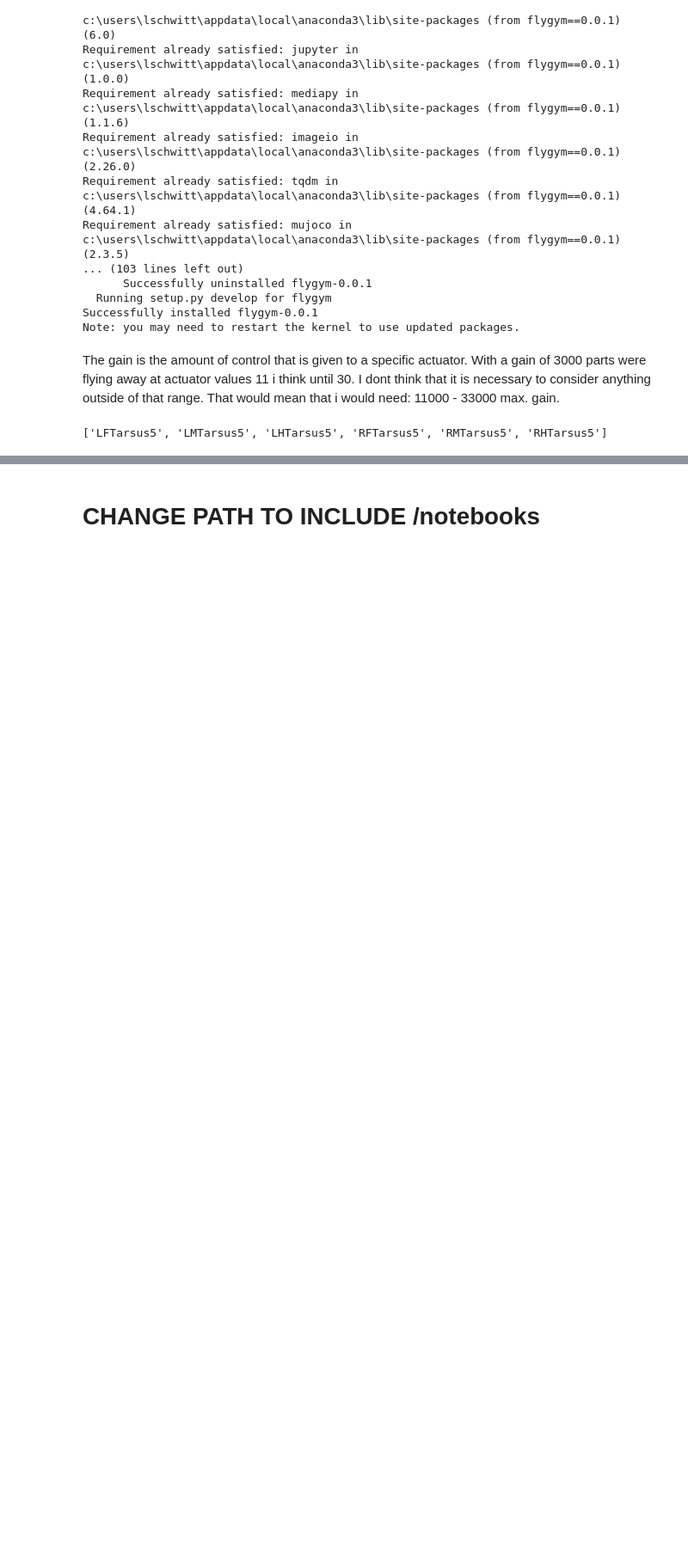
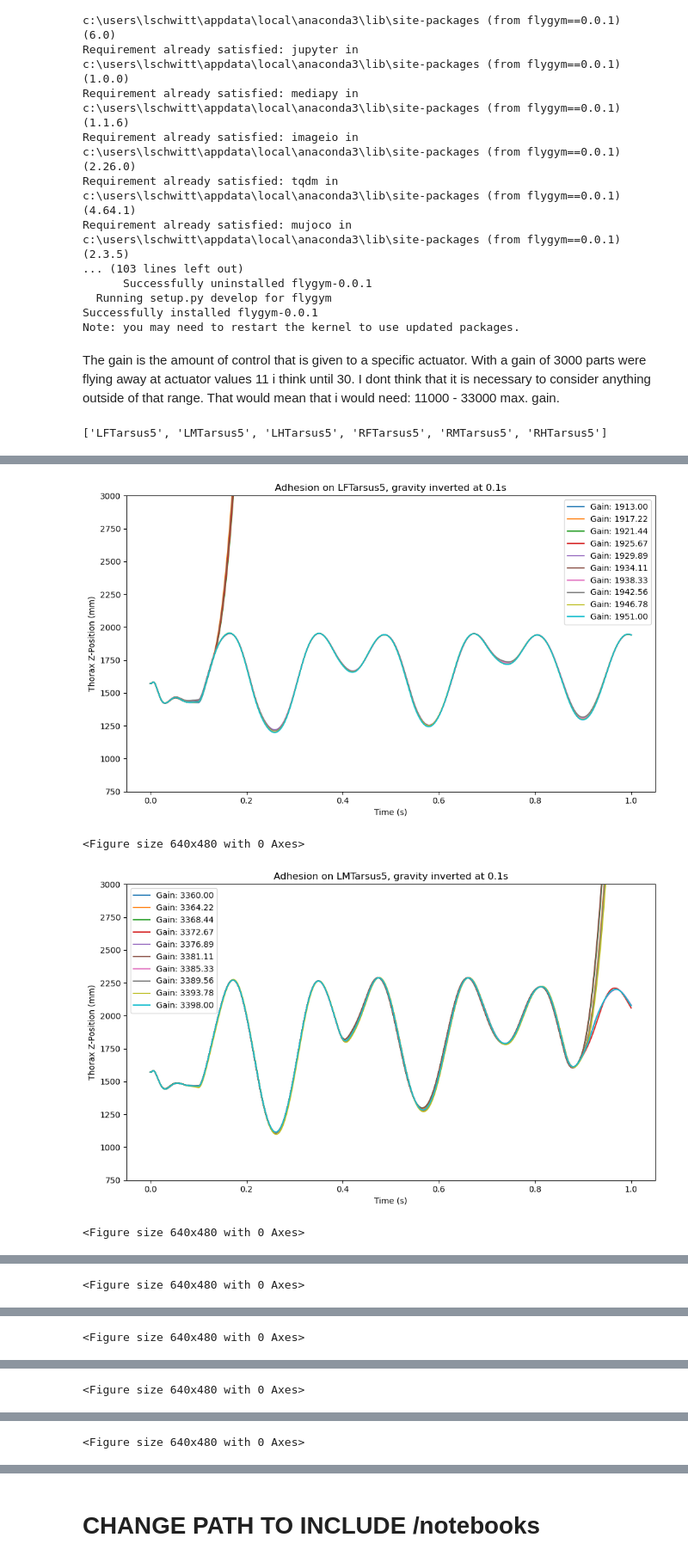
Before and after one commit to LaetiMS/flygym_adhesion-Laetitia, a Jupyter notebook: notebooks/mujoco_singleleg_grid.ipynb, the cells around one changed output, grey strips where cells are left out. Shown at 86% size. Saved outputs shown, nothing was run; the diff lists cells and outputs as text; code cells hidden in the pictures; blank space fills up the shorter version.

Commit message:
graph single leg reobtained

```diff
--- a/notebooks/mujoco_singleleg_grid.ipynb
+++ b/notebooks/mujoco_singleleg_grid.ipynb
@@ -171,16 +174,3 @@ def plot_z_vals(z_vals, nmfs, found_gains, leg_idx=0):
     plt.show()
     plt.draw()
     fig1.savefig(save_path)
-
-
-found_ranges = []
-did_it_stick_ranges = []
-z_vals_list = []
-nmfs_list = []
-for leg_idx in legs:
-    found_gains, nmfs, z_vals, did_it_stick = dichotomous_gain_search(1000, 40000, tol = 50, leg_idx=legs.index(leg_idx), max_height=4000)
-    found_ranges.append(found_gains)
-    nmfs_list.append(nmfs)
-    z_vals_list.append(z_vals)
-    did_it_stick_ranges.append(did_it_stick)
-    plot_z_vals(z_vals, nmfs, found_gains, leg_idx=legs.index(leg_idx))
@@ -200,0 +202,8 @@ for leg_idx in legs:
+# %%
+for i, leg_idx in enumerate(legs):
+    plot_z_vals(z_vals_list[i], nmfs_list[i], found_ranges[i], leg_idx=legs.index(leg_idx))
+# %% [output]
+[figure, added]
+<Figure size 640x480 with 0 Axes>
+[figure, added]
+<Figure size 640x480 with 0 Axes>
@@ -200,0 +211 @@ for leg_idx in legs:
+<Figure size 640x480 with 0 Axes>
@@ -200,0 +213 @@ for leg_idx in legs:
+<Figure size 640x480 with 0 Axes>
@@ -200,0 +215 @@ for leg_idx in legs:
+<Figure size 640x480 with 0 Axes>
@@ -201 +217,2 @@ for leg_idx in legs:
+<Figure size 640x480 with 0 Axes>
 # %%
```
Also changed, not shown: parts of 9 cells of this notebook.
